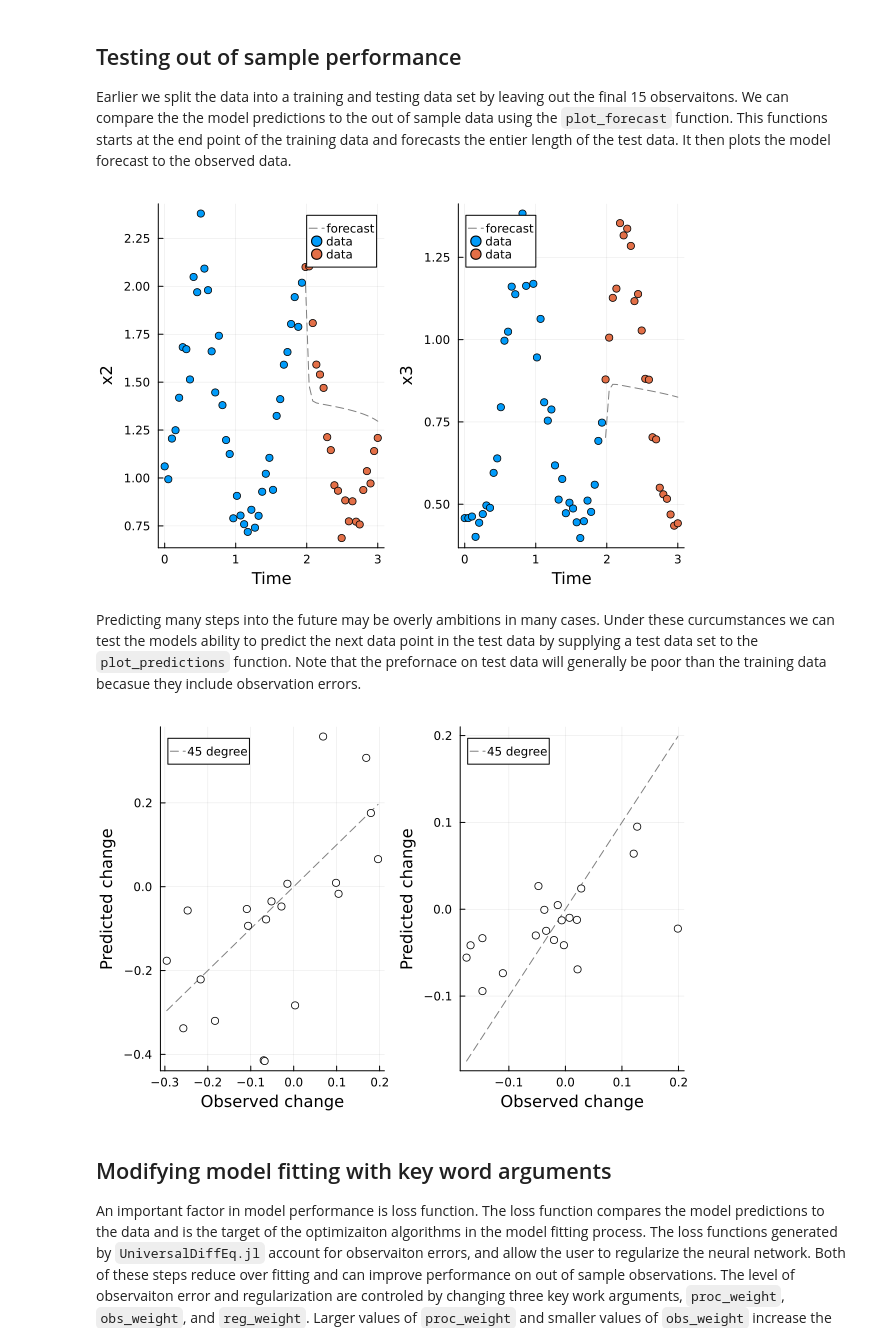
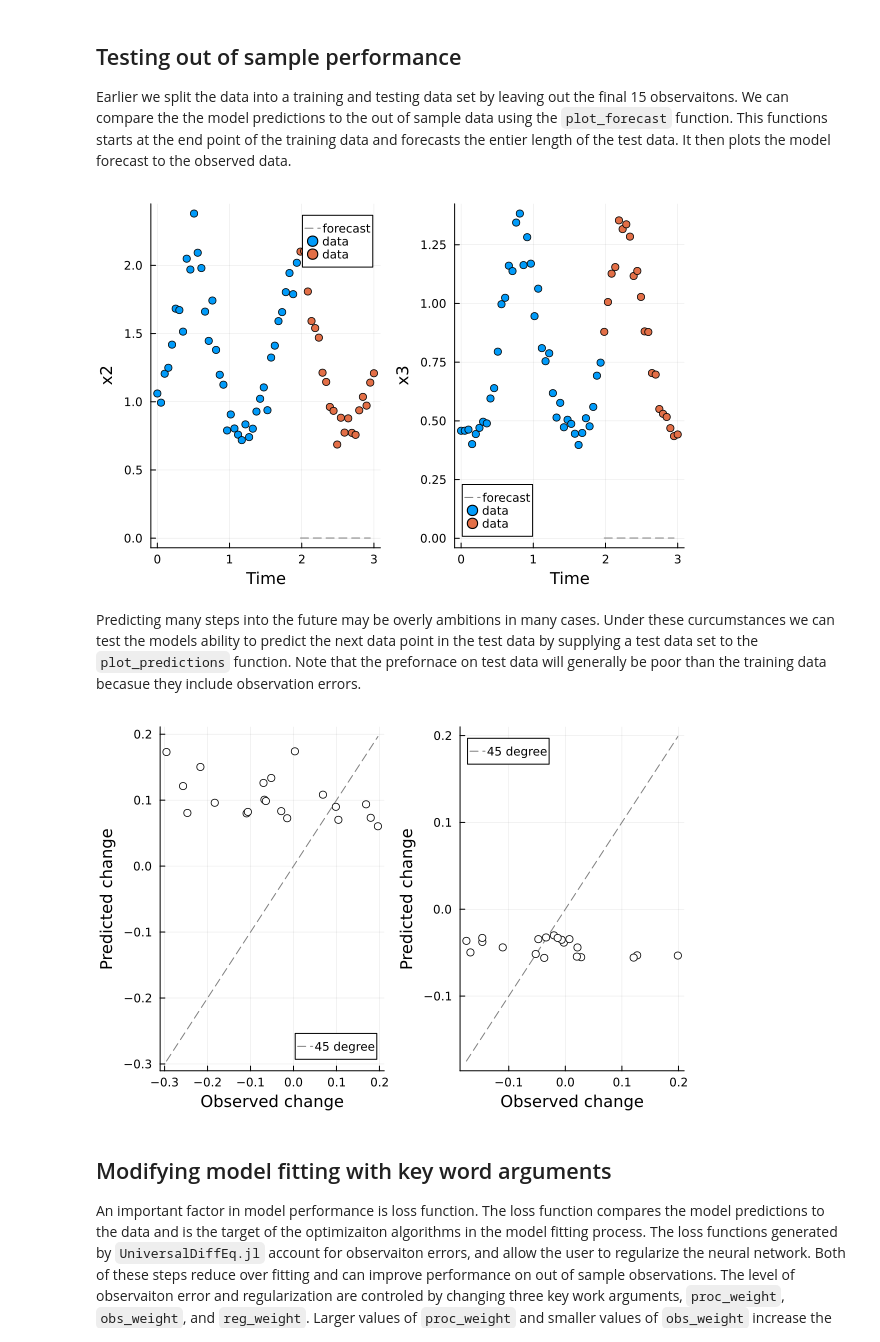
Before and after one commit to Jack-H-Buckner/UniversalDiffEq.jl, a Jupyter notebook: examples/UDE.ipynb, the cells around one changed output. Drawn from its saved outputs; the diff is of its cells as text; code cells hidden in the pictures.

```diff
--- a/examples/UDE.ipynb
+++ b/examples/UDE.ipynb
@@ -37,7 +33,9 @@ dims_in = 2
 hidden_units = 10
 nonlinearity = tanh
 dims_out = 1
-NN = Lux.Chain(Lux.Dense(dims_in,hidden_units,nonlinearity),Lux.Dense(hidden_units,dims_out))
+NN = Lux.Chain(Lux.Dense(dims_in,hidden_units,nonlinearity),
+                Lux.Dense(hidden_units,hidden_units,nonlinearity),
+                Lux.Dense(hidden_units,dims_out))
 # %% [output]
 Chain(
     layer_1 = Dense(2 => 10, tanh_fast),  # 30 parameters
@@ -79,7 +78,7 @@ init_parameters = (NN = NNparameters,r = 1.0,m=0.5,theta=0.5)
 # %% [markdown]
 Now we can use the `CustomDerivatives`  in the `UniversalDiffEq.jl` library to build the model. This funtion takes three primary arguments, a data set, the model derivatives and the initial paraemters. The data set is a DataFrame object with time in a column labeled `t` and the remianing colums the values of the state variables. The `LokaVolterra` function produces a simulated data set simulated from the Lotka Volterra model that has 60 observations. Here we use the first 40 time points to train the model and the final 20 to test the model.
 # %%
-data,plt=LokaVolterra()
+data,plt=UniversalDiffEq.LokaVolterra()
 training_data = data[1:(end-21),:]
 testing_data = data[(end-20):end,:]
 training_data[1:4,:]
@@ -92,5 +91,5 @@ training_data[1:4,:]
 | 3 | 0.101695 | 1.20552 | 0.462746 |
 | 4 | 0.152542 | 1.24914 | 0.400984 |
 # %%
-model_1 = CustomDerivatives(training_data,derivs!,init_parameters)
+model_1 =UniversalDiffEq.CustomDerivatives(training_data,derivs!,init_parameters)
 nothing
@@ -124,16 +124,16 @@ plot_predictions(model_1)
 
 Earlier we split the data into a training and testing data set by leaving out the final 15 observaitons. We can compare the the model predictions to the out of sample data using the `plot_forecast` function. This functions starts at the end point of the training data and forecasts the entier length of the test data. It then plots the model forecast to the observed data.
 # %%
-plt,(p1,p2) = plot_forecast(model_1, testing_data)
+plt,(p1,p2) = UniversalDiffEq.plot_forecast(model_1, testing_data)
 plt
 # %% [output]
-[figure, old version]
+[figure, new version]
 # %% [markdown]
 Predicting many steps into the future may be overly ambitions in many cases. Under these curcumstances we can test the models ability to predict the next data point in the test data by supplying a test data set to the `plot_predictions` function. Note that the prefornace on test data will generally be poor than the training data becasue they include observation errors.
 # %%
-plot_predictions(model_1, testing_data)
+UniversalDiffEq.plot_predictions(model_1, testing_data)
 # %% [output]
-[figure, old version]
+[figure, new version]
 # %% [markdown]
 ## Modifying model fitting with key word arguments
 An important factor in model performance is loss function. The loss function compares the model predictions to the data and is the target of the optimizaiton algorithms in the model fitting process. The loss functions generated by `UniversalDiffEq.jl` account for observaiton errors, and allow the user to regularize the neural network. Both of these steps reduce over fitting and can improve performance on out of sample observations. The level of observaiton error and regularization are controled by changing three key work arguments, `proc_weight`, `obs_weight`, and `reg_weight`.  Larger values of `proc_weight` and smaller values of `obs_weight` increase the amount of observation error expected by the model. They default to 1 if not provided. In this example I set `proc_weight` to 2.0 and `obs_weight` to 0.5. `reg_weight` defaults to zero, I increased it to $10^{-4}$ for this example.
```
Also changed, not shown: parts of 16 cells of this notebook, 6 other files.
